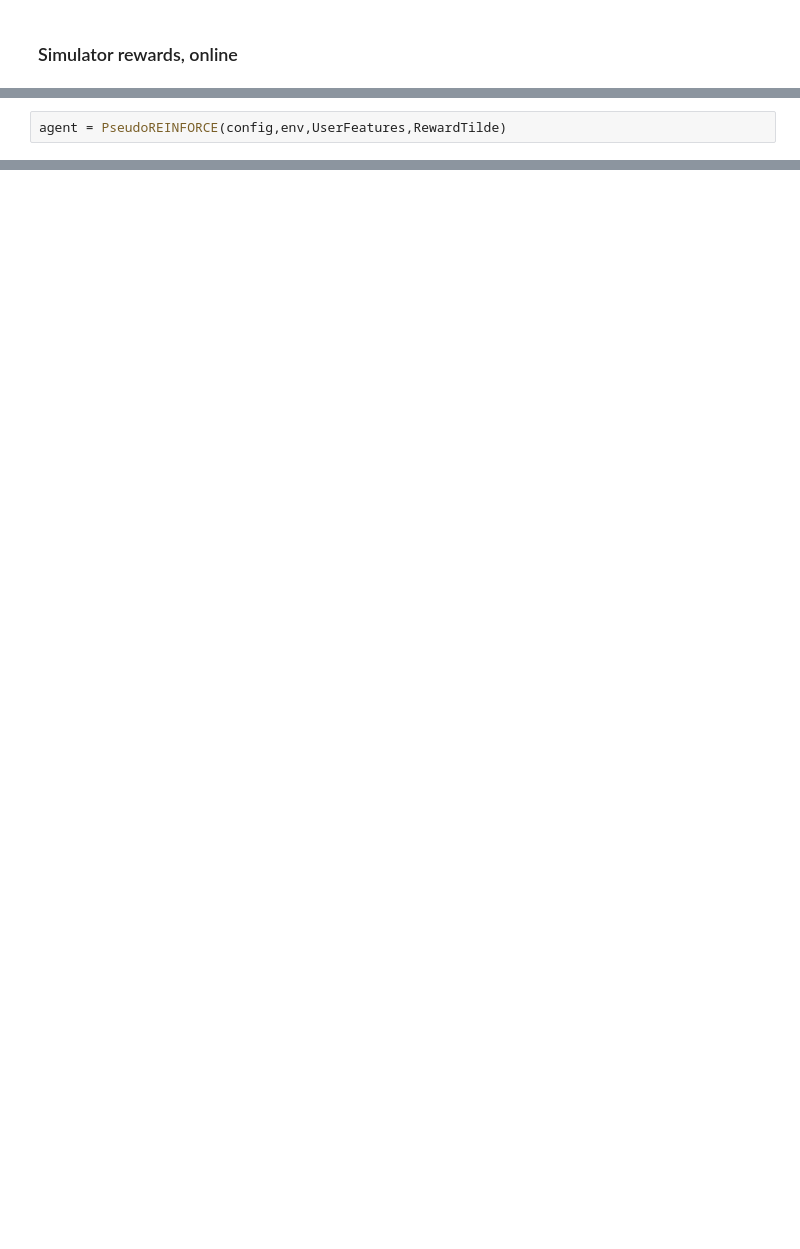
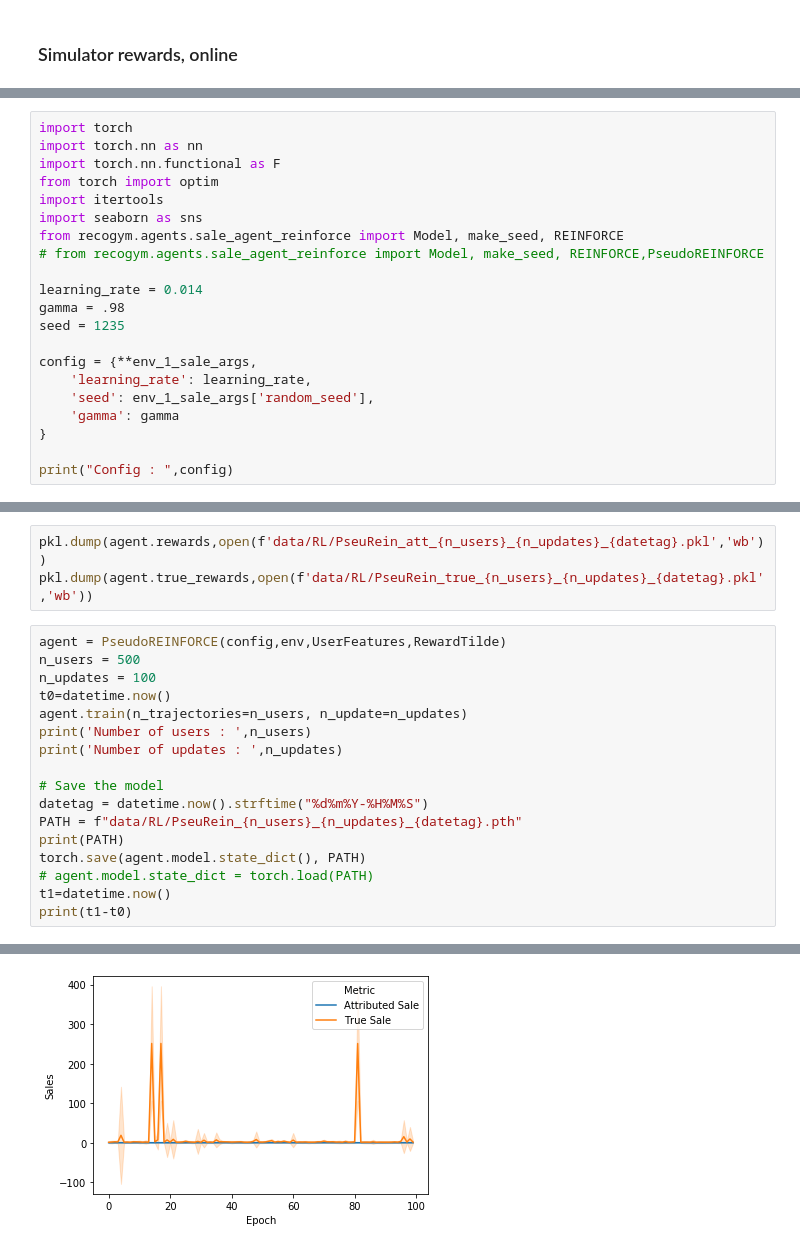
Before and after one commit to philomenec/reco-gym, a Jupyter notebook: RL_prelim.ipynb, the cells around one changed output, grey strips where cells are left out. Saved outputs shown, nothing was run; the diff lists cells and outputs as text; blank space fills up the shorter version.

```diff
--- a/RL_prelim.ipynb
+++ b/RL_prelim.ipynb
@@ -199,0 +60,21 @@ Config :  {'learning_rate': 0.014, 'seed': 42, 'gamma': 0.98}
+# %%
+import torch
+import torch.nn as nn
+import torch.nn.functional as F
+from torch import optim
+import itertools
+import seaborn as sns
+from recogym.agents.sale_agent_reinforce import Model, make_seed, REINFORCE
+# from recogym.agents.sale_agent_reinforce import Model, make_seed, REINFORCE,PseudoREINFORCE
+
+learning_rate = 0.014
+gamma = .98
+seed = 1235
+
+config = {**env_1_sale_args,
+    'learning_rate': learning_rate,
+    'seed': env_1_sale_args['random_seed'],
+    'gamma': gamma
+}
+
+print("Config : ",config)
@@ -319,2 +296,21 @@ class PseudoREINFORCE(REINFORCE):
-# %%
-agent = PseudoREINFORCE(config,env,UserFeatures,RewardTilde)
+# %%
+pkl.dump(agent.rewards,open(f'data/RL/PseuRein_att_{n_users}_{n_updates}_{datetag}.pkl','wb'))
+pkl.dump(agent.true_rewards,open(f'data/RL/PseuRein_true_{n_users}_{n_updates}_{datetag}.pkl','wb'))
+# %%
+agent = PseudoREINFORCE(config,env,UserFeatures,RewardTilde)
+n_users = 500
+n_updates = 100
+t0=datetime.now()
+agent.train(n_trajectories=n_users, n_update=n_updates)
+print('Number of users : ',n_users)
+print('Number of updates : ',n_updates)
+
+# Save the model
+datetag = datetime.now().strftime("%d%m%Y-%H%M%S")
+PATH = f"data/RL/PseuRein_{n_users}_{n_updates}_{datetag}.pth"
+print(PATH)
+torch.save(agent.model.state_dict(), PATH)
+# agent.model.state_dict = torch.load(PATH)
+t1=datetime.now()
+print(t1-t0)
+# %% [output]
@@ -320,0 +373 @@ agent = PseudoREINFORCE(config,env,UserFeatures,RewardTilde)
+[figure, added]
```
Also changed, not shown: parts of 30 cells of this notebook, 5 other files.
